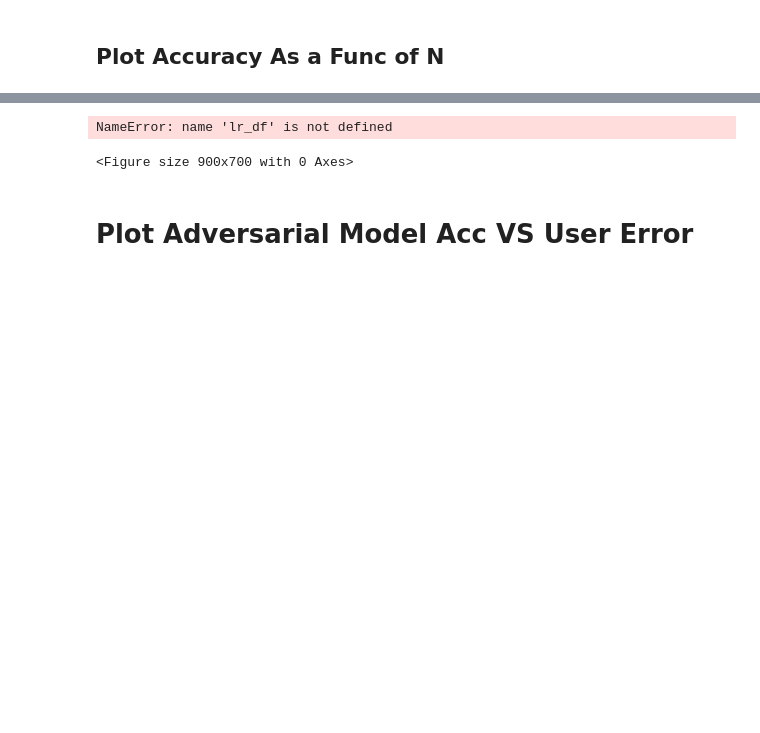
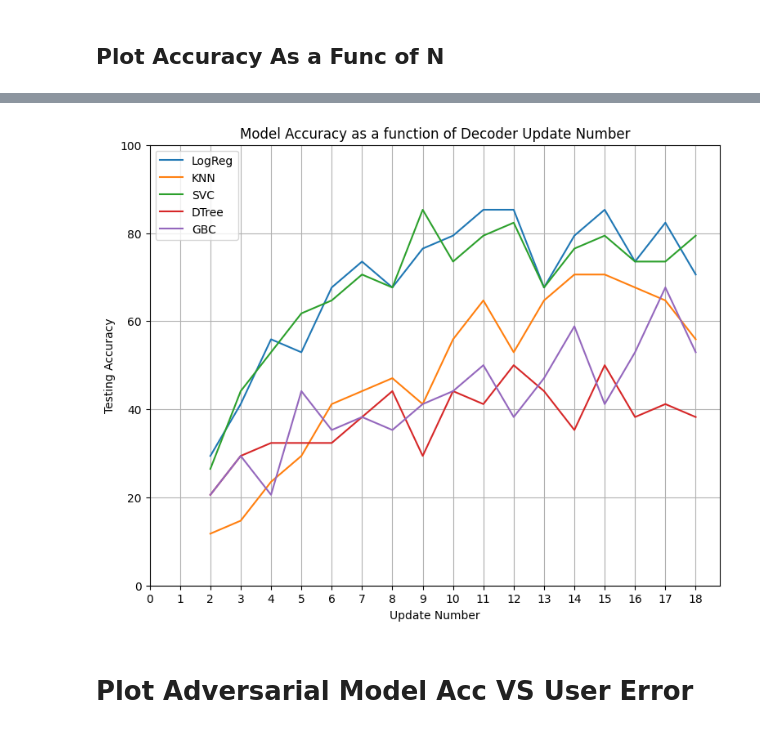
Before and after one commit to kdmalc/personalization-privacy-risk, a Jupyter notebook: 108_Model_Acc_VS_User_Error.ipynb, the cells around one changed output, grey strips where cells are left out. Cells and saved outputs as stored; diff of their text form; code cells hidden in the pictures; blank space fills up the shorter version.

```diff
--- a/108_Model_Acc_VS_User_Error.ipynb
+++ b/108_Model_Acc_VS_User_Error.ipynb
@@ -68,14 +70,12 @@ D_7
 # %% [markdown]
 ## Plot Accuracy As a Func of N
 # %%
-# Instead, load these in
 # df = pd.read_pickle(file_name)
-
-lr_df = full_test_df[full_test_df['Algorithm']=='LogisticRegression()']
-knn_df = full_test_df[full_test_df['Algorithm']=='KNeighborsClassifier()']
-svc_df = full_test_df[full_test_df['Algorithm']=='LinearSVC()']
-dt_df = full_test_df[full_test_df['Algorithm']=='DecisionTreeClassifier()']
-gbt_df = full_test_df[full_test_df['Algorithm']=='GradientBoostingClassifier()']
+lr_df = pd.read_pickle(r"Data\104_lr_df.pkl")
+knn_df = pd.read_pickle(r"Data\104_knn_df.pkl")
+svc_df = pd.read_pickle(r"Data\104_svc_df.pkl")
+dt_df = pd.read_pickle(r"Data\104_dt_df.pkl")
+gbt_df = pd.read_pickle(r"Data\104_gbt_df.pkl")
 # %%
 plt.figure(figsize=(9,7))
 plt.plot(list(range(19)), lr_df.iloc[:, 2], label='LogReg')
@@ -97,23 +96,23 @@ NameError: name 'lr_df' is not defined
 # %%
 my_x_updates = list(range(19))[2:]
 
 plt.figure(figsize=(9,7))
 plt.plot(my_x_updates, lr_df.iloc[2:, 2], label='LogReg')
 plt.plot(my_x_updates, knn_df.iloc[2:, 2], label='KNN')
 plt.plot(my_x_updates, svc_df.iloc[2:, 2], label='SVC')
 plt.plot(my_x_updates, dt_df.iloc[2:, 2], label='DTree')
 plt.plot(my_x_updates, gbt_df.iloc[2:, 2], label='GBC')
 plt.xticks(np.arange(0, 19, 1.0))
 plt.yticks(np.arange(0, 120, 20.0))
-plt.grid(axis='y')
+#plt.grid(axis='y')
+plt.grid()
 plt.xlabel('Update Number')
 plt.ylabel('Testing Accuracy')
 plt.title('Model Accuracy as a function of Decoder Update Number')
 plt.legend(loc='best')
 plt.show()
 # %% [output]
-NameError: name 'lr_df' is not defined
-<Figure size 900x700 with 0 Axes>
+[figure, added]
 # %% [markdown]
 # Plot Adversarial Model Acc VS User Error
 # %% [markdown]
```
Also changed, not shown: parts of 32 cells of this notebook, 2 other files.
